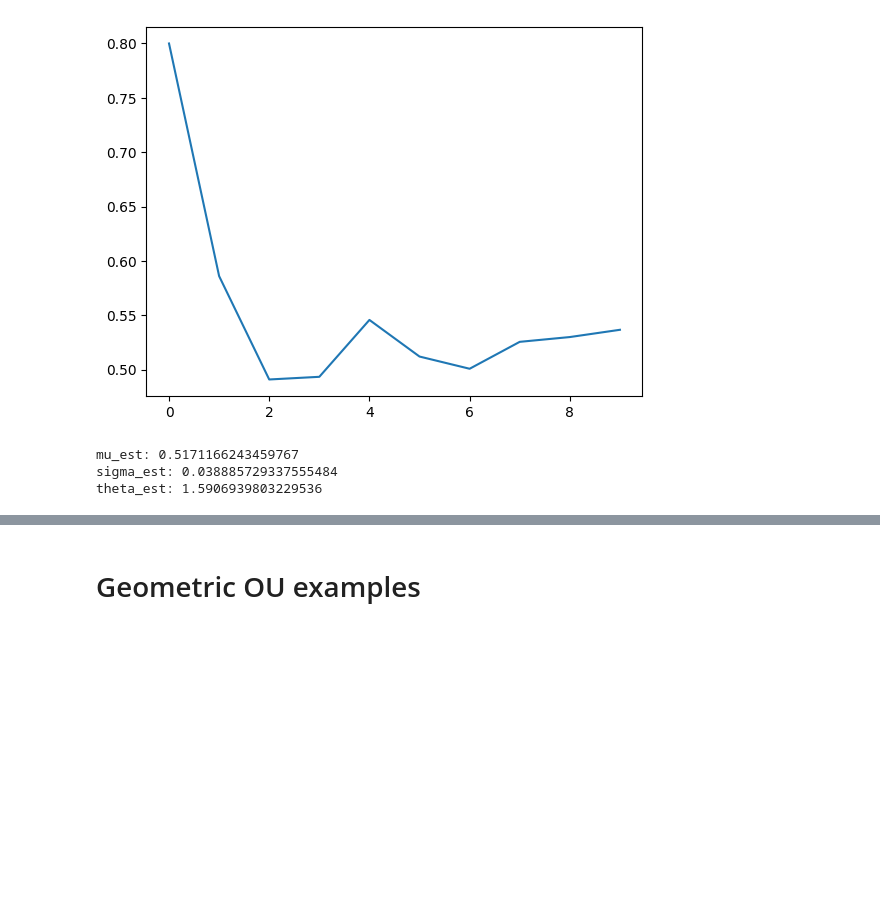
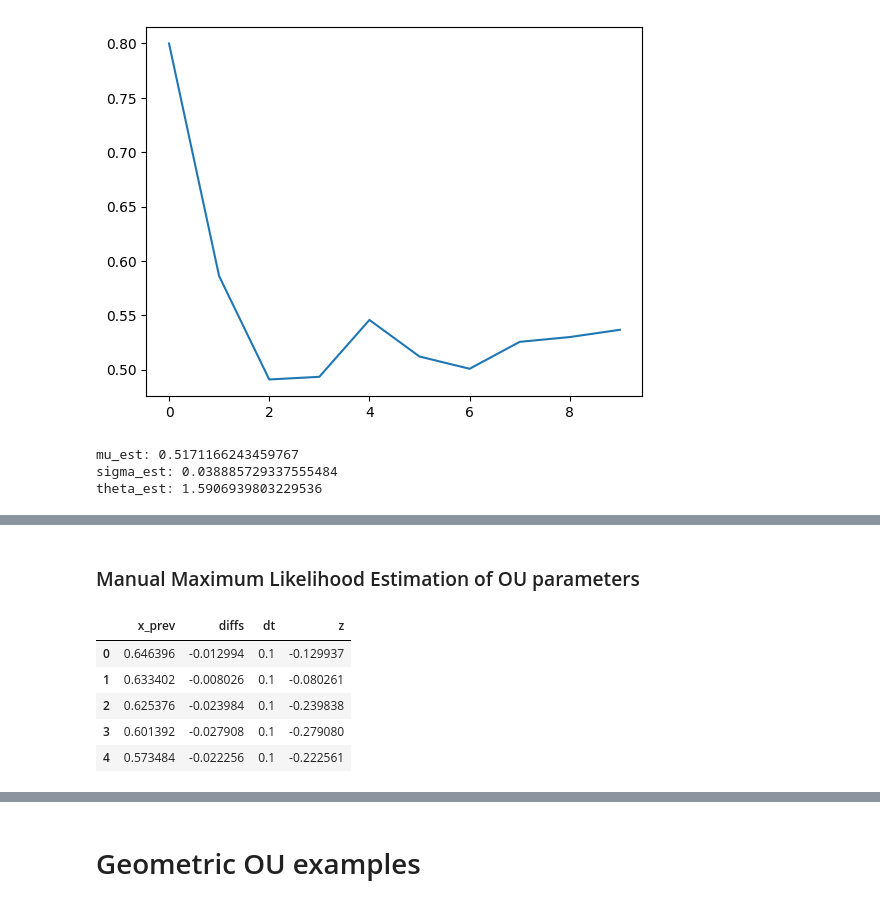
Before and after one commit to lawgorithm/timeseries, a Jupyter notebook: Simulate_an_OU_process.ipynb, the cells around one changed output, grey strips where cells are left out. Drawn from its saved outputs; the diff is of its cells as text; code cells hidden in the pictures; blank space fills up the shorter version.

```diff
--- a/Simulate_an_OU_process.ipynb
+++ b/Simulate_an_OU_process.ipynb
@@ -96,0 +126,21 @@ plt.plot(
+# %% [markdown]
+### Manual Maximum Likelihood Estimation of OU parameters
+# %%
+# Construct dataset for MLE estimation
+df = pd.DataFrame({
+    'x_prev' : example_OU_draw[:-1],
+    'diffs': np.diff(example_OU_draw),
+    'dt': dt
+})
+
+# Normalize
+df['z'] = (df['diffs']) / df['dt']
+
+df.head()
+# %% [output]
+|  | x_prev | diffs | dt | z |
+| 0 | 0.646396 | -0.012994 | 0.1 | -0.129937 |
+| 1 | 0.633402 | -0.008026 | 0.1 | -0.080261 |
+| 2 | 0.625376 | -0.023984 | 0.1 | -0.239838 |
+| 3 | 0.601392 | -0.027908 | 0.1 | -0.279080 |
+| 4 | 0.573484 | -0.022256 | 0.1 | -0.222561 |
```
Also changed, not shown: parts of 16 cells of this notebook.
